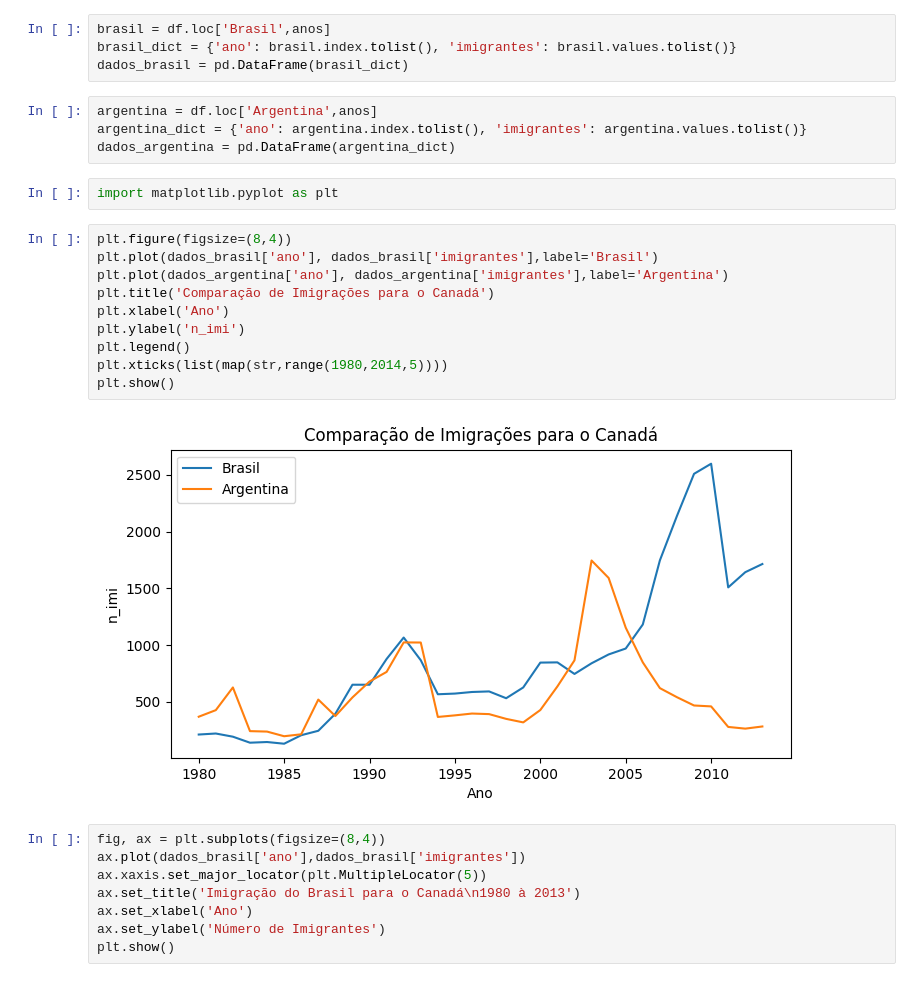
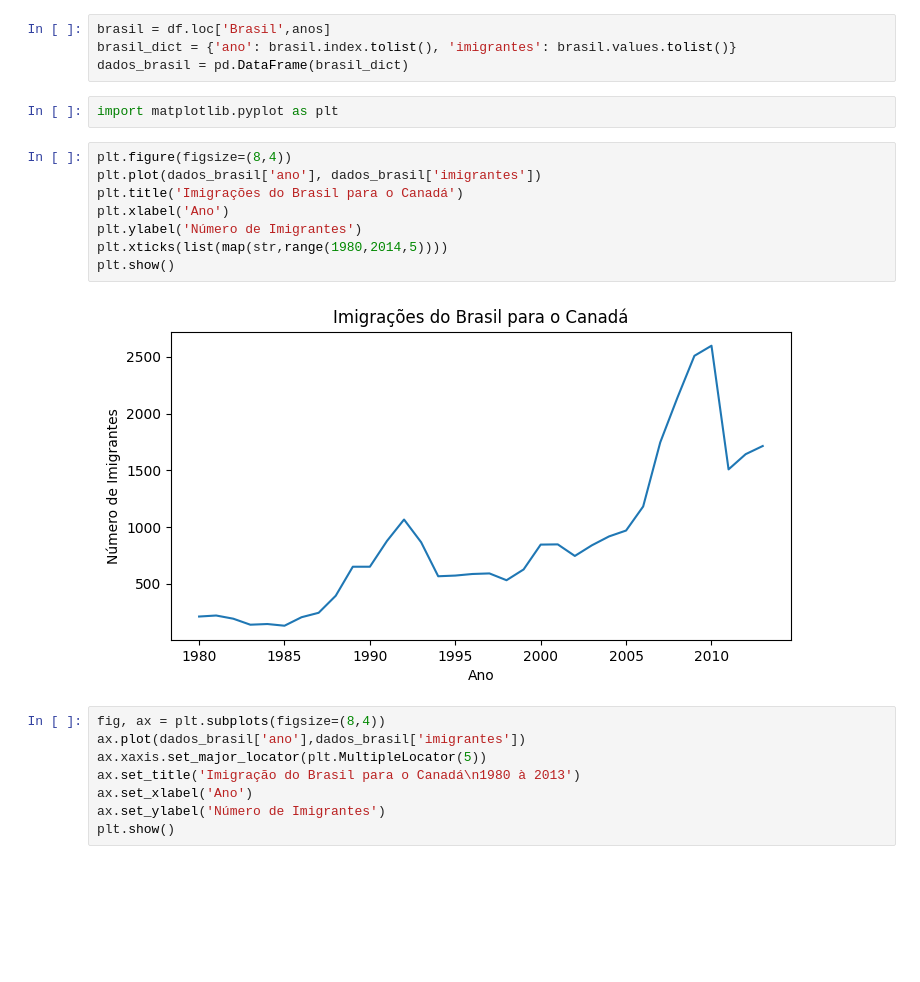
Before and after one commit to LFelypeAzevedo/Alura-Cursos, a Jupyter notebook: Data Visualization: criando gráficos com bibliotecas Python/NB_Aulas.ipynb, the cells around one changed output. Cells and saved outputs as stored; diff of their text form; blank space fills up the shorter version.

```diff
--- a/Data Visualization: criando gráficos com bibliotecas Python/NB_Aulas.ipynb
+++ b/Data Visualization: criando gráficos com bibliotecas Python/NB_Aulas.ipynb
@@ -12,24 +12,18 @@ anos=list(map(str, range(1980,2014)))
 brasil = df.loc['Brasil',anos]
 brasil_dict = {'ano': brasil.index.tolist(), 'imigrantes': brasil.values.tolist()}
 dados_brasil = pd.DataFrame(brasil_dict)
-# %%
-argentina = df.loc['Argentina',anos]
-argentina_dict = {'ano': argentina.index.tolist(), 'imigrantes': argentina.values.tolist()}
-dados_argentina = pd.DataFrame(argentina_dict)
 # %%
 import matplotlib.pyplot as plt
 # %%
 plt.figure(figsize=(8,4))
-plt.plot(dados_brasil['ano'], dados_brasil['imigrantes'],label='Brasil')
-plt.plot(dados_argentina['ano'], dados_argentina['imigrantes'],label='Argentina')
-plt.title('Comparação de Imigrações para o Canadá')
+plt.plot(dados_brasil['ano'], dados_brasil['imigrantes'])
+plt.title('Imigrações do Brasil para o Canadá')
 plt.xlabel('Ano')
-plt.ylabel('n_imi')
-plt.legend()
+plt.ylabel('Número de Imigrantes')
 plt.xticks(list(map(str,range(1980,2014,5))))
 plt.show()
 # %% [output]
-[figure, old version]
+[figure, new version]
 # %%
 fig, ax = plt.subplots(figsize=(8,4))
 ax.plot(dados_brasil['ano'],dados_brasil['imigrantes'])
```
